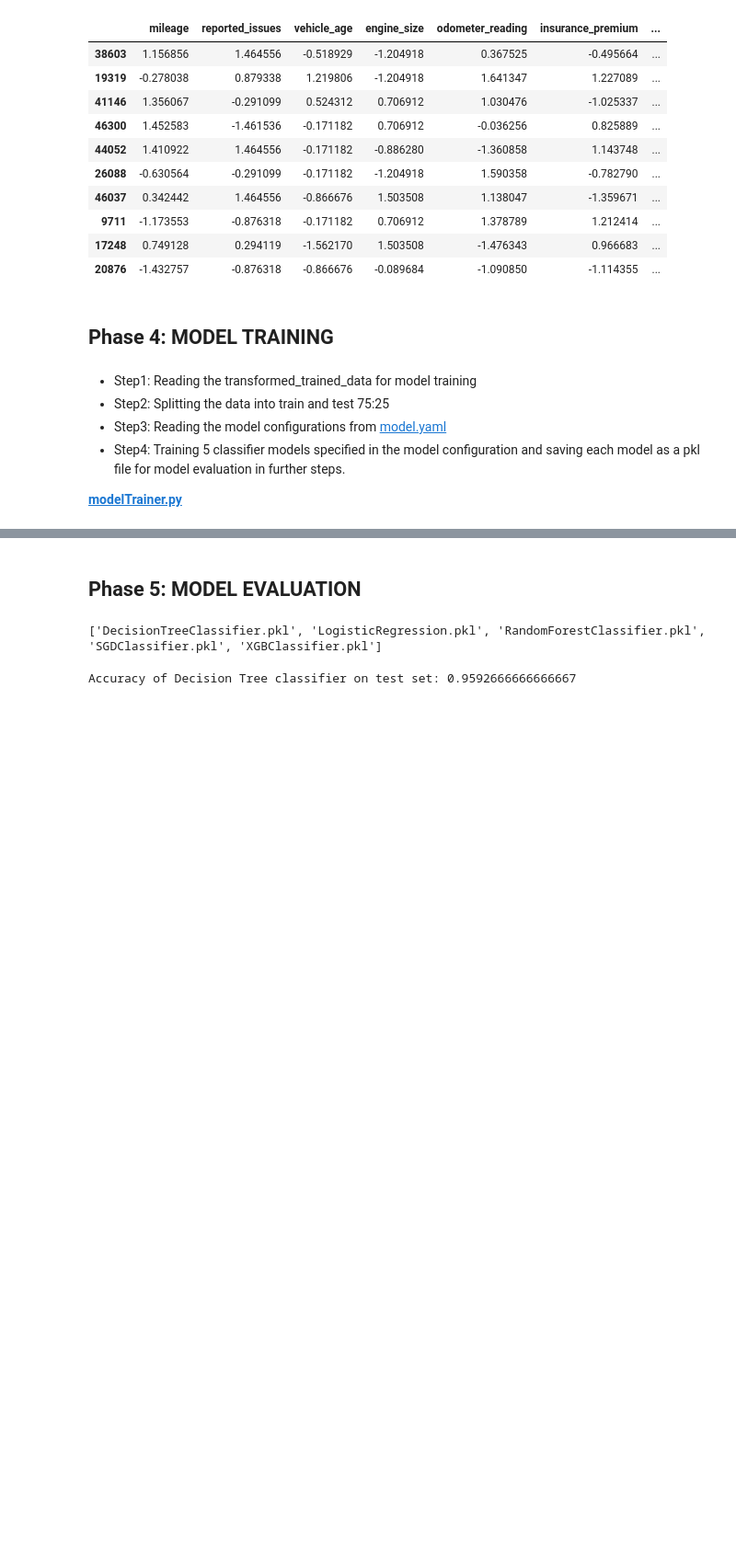
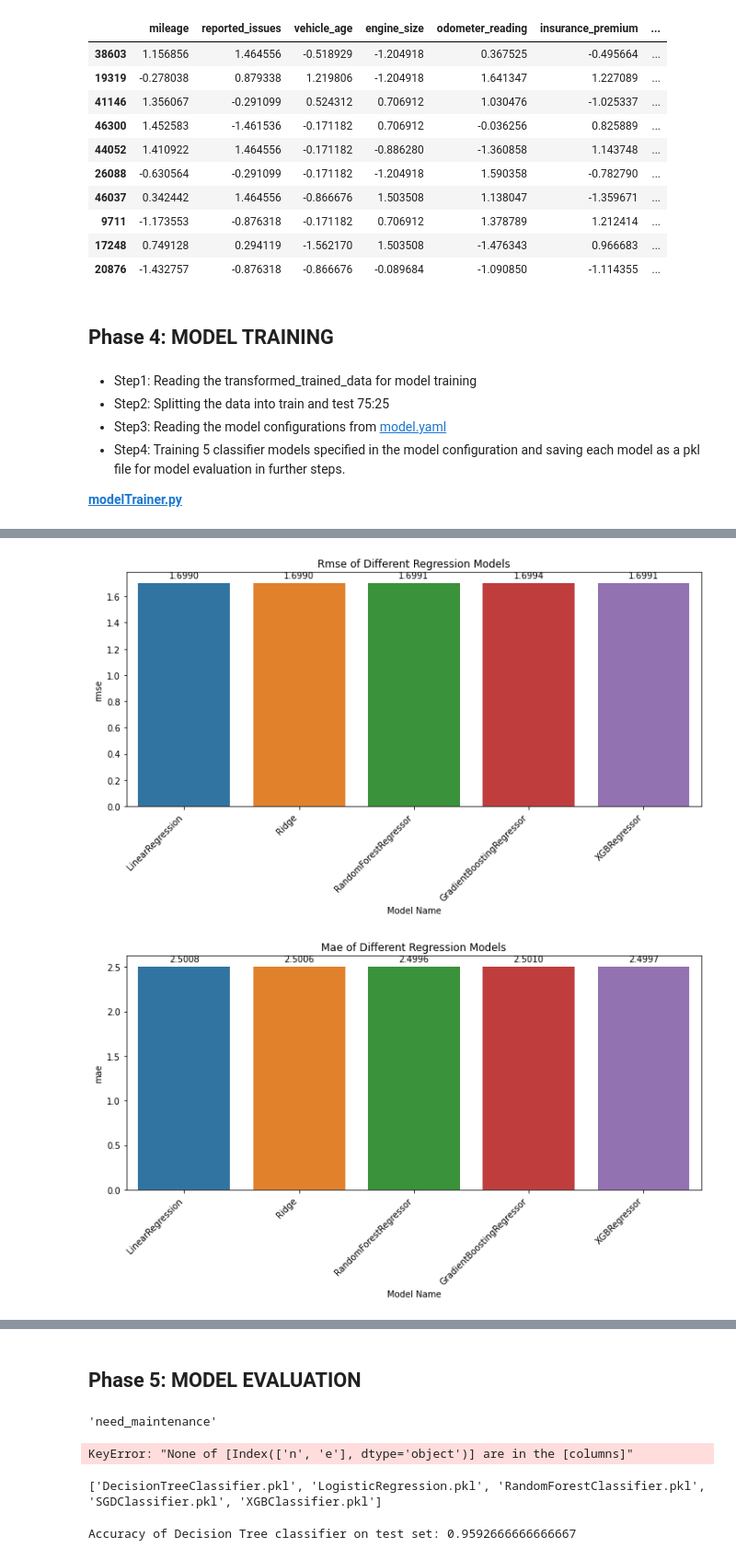
Before and after one commit to sahil82764/Vehicle_Maintenance_Prediction, a Jupyter notebook: Vehicle_Maintenance_Prediction.ipynb, the cells around one changed output, grey strips where cells are left out. Shown at 92% size. Cells and saved outputs as stored; diff of their text form; code cells hidden in the pictures; blank space fills up the shorter version.

```diff
--- a/Vehicle_Maintenance_Prediction.ipynb
+++ b/Vehicle_Maintenance_Prediction.ipynb
@@ -175,0 +177,4 @@ modelPerformance
+# %%
+# Regressor Models Performance
+modelrPerformance = pd.read_csv('data/modelrPerformance/model_performance.csv')
+modelrPerformance
@@ -175,0 +257,34 @@ modelPerformance
+# %%
+# Regressor Models Performance
+
+def plot_regression_metric(df, metric):
+    plt.figure(figsize=(10, 6))
+    ax = sns.barplot(x='model_name', y=metric, data=df)
+    plt.title(f'{metric.capitalize()} of Different Regression Models')
+    plt.xlabel('Model Name')
+    plt.ylabel(metric)
+    plt.xticks(rotation=45, ha='right')
+
+    # Add value labels on the bars
+    for p in ax.patches:
+        ax.annotate(format(p.get_height(), '.4f'),
+                    (p.get_x() + p.get_width() / 2., p.get_height()),
+                    ha='center', va='center',
+                    xytext=(0, 9),
+                    textcoords='offset points')
+
+    plt.tight_layout()
+    plt.show()
+
+
+# Create plots for various regression metrics
+plot_regression_metric(modelrPerformance, 'rmse')
+plot_regression_metric(modelrPerformance, 'mae')
+plot_regression_metric(modelrPerformance, 'r2')
+plot_regression_metric(modelrPerformance, 'cross_val_mean_rmse')
+plot_regression_metric(modelrPerformance, 'cross_val_std_rmse')
+plot_regression_metric(modelrPerformance, 'training_time')
+plot_regression_metric(modelrPerformance, 'prediction_time')
+# %% [output]
+[figure, added]
+[figure, added]
@@ -177,9 +297,15 @@ modelPerformance
 ## Phase 5: MODEL EVALUATION
 # %%
 validationData = pd.read_parquet('data/transformedData/testData/test_data.parquet', engine='pyarrow')
+# %%
+TARGET_VARIABLE
+# %% [output]
+'need_maintenance'
 # %%
-X = validationData.drop(TARGET_VARIABLE, axis=1)
-y = validationData[TARGET_VARIABLE]
+X = validationData.drop(columns=TARGET_VARIABLE, axis=1)
+y = validationData[[TARGET_VARIABLE[0], TARGET_VARIABLE[1]]]
+# %% [output]
+KeyError: "None of [Index(['n', 'e'], dtype='object')] are in the [columns]"
 # %%
 # Load Trained Model
 model_file_path = "model/trainedModel"
```
Also changed, not shown: parts of 7 cells of this notebook, 20 other files.
